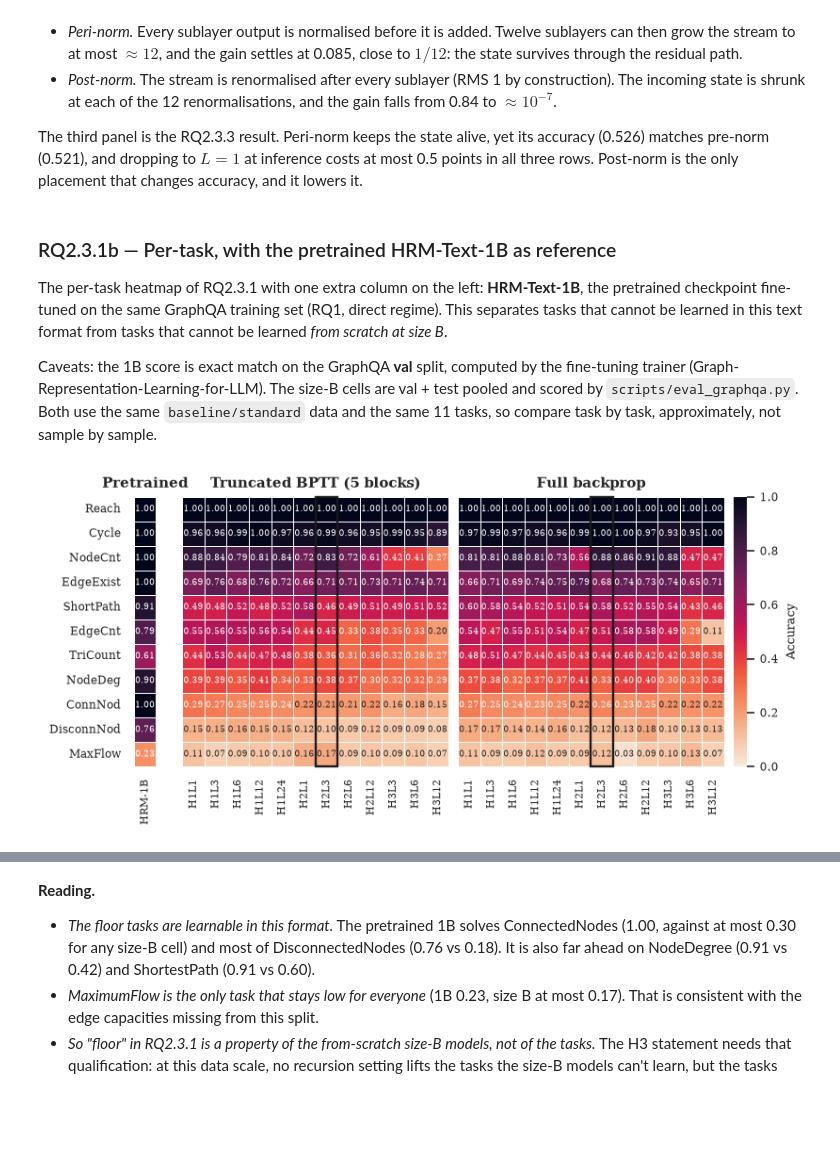
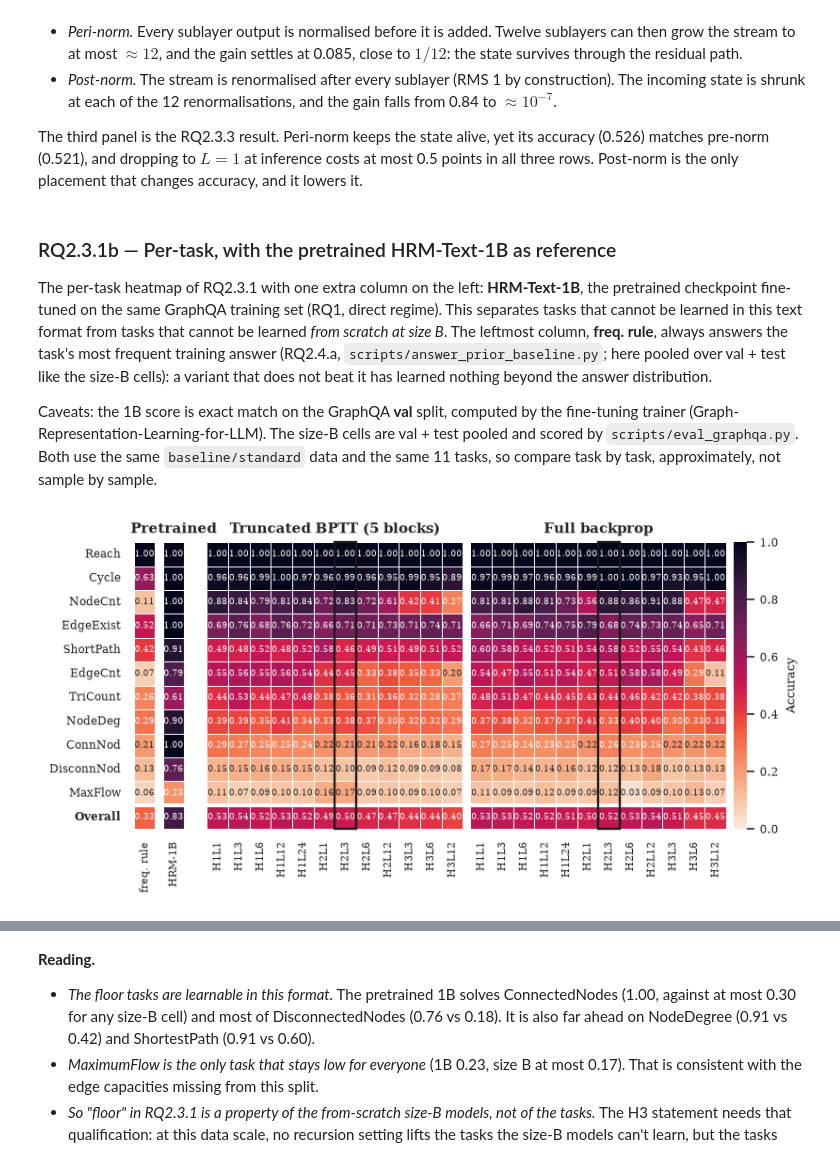
Before and after one commit to MariusAAROS/HRM-Text-for-Graphs, a Jupyter notebook: report/paper_results.ipynb, the cells around one changed output, grey strips where cells are left out. Cells and saved outputs as stored; diff of their text form; code cells hidden in the pictures; blank space fills up the shorter version.

Commit message:
improved figures

```diff
--- a/report/paper_results.ipynb
+++ b/report/paper_results.ipynb
@@ -2411,66 +2411,95 @@ rows. Post-norm is the only placement that changes accuracy, and it lowers it.
 The per-task heatmap of RQ2.3.1 with one extra column on the left: **HRM-Text-1B**, the pretrained
 checkpoint fine-tuned on the same GraphQA training set (RQ1, direct regime). This separates tasks that
 cannot be learned in this text format from tasks that cannot be learned *from scratch at size B*.
+The leftmost column, **freq. rule**, always answers the task's most frequent training answer
+(RQ2.4.a, `scripts/answer_prior_baseline.py`; here pooled over val + test like the size-B cells): a
+variant that does not beat it has learned nothing beyond the answer distribution.
 
 Caveats: the 1B score is exact match on the GraphQA **val** split, computed by the fine-tuning
 trainer (Graph-Representation-Learning-for-LLM). The size-B cells are val + test pooled and scored
 by `scripts/eval_graphqa.py`. Both use the same `baseline/standard` data and the same 11 tasks, so
 compare task by task, approximately, not sample by sample.
 # %%
-# Same heatmaps as `plot_task_cells`, plus a one-column reference panel on the left.
+# Same heatmaps as `plot_task_cells`, plus one-column reference panels on the left: the
+# always-most-frequent-answer rule (RQ2.4.a) and the pretrained 1B.
 hrm1b_by_task = id_by_task.loc[HRM_ARCH].rename(lambda c: c.removeprefix("val/exact_match_")).astype(float)
+# Rule accuracy pooled over val + test, like the size-B cells (scripts/answer_prior_baseline.py).
+prior_vt = pd.read_csv(RESULTS_DIR / "answer-prior-baseline.csv").query("split in ['val', 'test']")
+rule_by_task = ((prior_vt["prior_acc"] * prior_vt["n"]).groupby(prior_vt["task"]).sum()
+                / prior_vt.groupby("task")["n"].sum())
+
+# Last heatmap row: overall accuracy over all samples (correct / n, so weighted by task size).
+OVERALL = "Overall"
+rule_overall = (prior_vt["prior_acc"] * prior_vt["n"]).sum() / prior_vt["n"].sum()
+hrm1b_overall = float(perf_id.set_index("model").loc[HRM_ARCH, "val/exact_match"])
 
 
-def plot_task_cells_with_ref(ref, ref_label, fname="recursion_hyp_per_task_1b"):
+def with_overall(grid, overall):
+    """`grid` (task x column) in TASK_ORDER plus an Overall row; `overall`: column -> value."""
+    return pd.concat([grid.reindex(TASK_ORDER), pd.Series(overall).reindex(grid.columns).to_frame(OVERALL).T])
+
+
+def style_overall(ax, first):
+    """White gap above the Overall row; its label in bold."""
+    ax.axhline(len(TASK_ORDER), color="white", linewidth=2.5)
+    if first:
+        ax.get_yticklabels()[-1].set_fontweight("bold")
+
+
+def plot_task_cells_with_ref(refs, fname="recursion_hyp_per_task_1b"):
+    """`refs`: list of (title, per-task Series, column label, overall), one single-column panel each."""
     regimes = [TRUNC_BP, FULL_BP]
     grids = {}
     for regime in regimes:
         sub = task_cells[task_cells["bp"] == regime].sort_values(["H", "L"])
         sub = sub.assign(cell=[f"H{h}L{l}" for h, l in zip(sub["H"], sub["L"])])
         order = list(dict.fromkeys(sub["cell"]))
-        grids[regime] = (sub.pivot(index="group", columns="cell", values="accuracy")
-                         .reindex(index=TASK_ORDER, columns=order))
-    ref_grid = ref.reindex(TASK_ORDER).to_frame(ref_label)
-
-    # Reference column | spacer | truncated | full backprop | colorbar.
-    widths = [1, 0.35] + [g.shape[1] for g in grids.values()] + [0.6]
-    fig = plt.figure(figsize=(PAGE_W, 3.1))
+        tot = sub.groupby("cell")[["correct", "n"]].sum()
+        grids[regime] = with_overall(sub.pivot(index="group", columns="cell", values="accuracy")[order],
+                                     tot["correct"] / tot["n"])
+    # Reference columns | spacer | truncated | full backprop | colorbar.
+    widths = [1] * len(refs) + [0.35] + [g.shape[1] for g in grids.values()] + [0.6]
+    fig = plt.figure(figsize=(PAGE_W, 3.3))
     gs = fig.add_gridspec(1, len(widths), width_ratios=widths, wspace=0.08)
     cbar_ax = fig.add_subplot(gs[0, -1])
-    panels = [(gs[0, 0], ref_grid, "Pretrained")] + [
-        (gs[0, 2 + j], grids[regime], regime) for j, regime in enumerate(regimes)]
+    panels = [(gs[0, k], with_overall(ref.to_frame(label), {label: overall}), title)
+              for k, (title, ref, label, overall) in enumerate(refs)] + [
+        (gs[0, len(refs) + 1 + j], grids[regime], regime) for j, regime in enumerate(regimes)]
     for j, (spec, grid, title) in enumerate(panels):
         ax = fig.add_subplot(spec)
         last = j == len(panels) - 1
         sns.heatmap(grid, ax=ax, annot=True, fmt=".2f", cmap="rocket_r", vmin=0, vmax=1,
                     linewidths=0.4, linecolor="white", annot_kws={"fontsize": 5.5},
                     cbar=last, cbar_ax=cbar_ax if last else None,
                     cbar_kws={"label": "Accuracy"} if last else None)
         if j and "H2L3" in grid.columns:  # the 1B's depth
             ax.add_patch(mpl.patches.Rectangle((list(grid.columns).index("H2L3"), 0), 1, len(grid), fill=False,
-                                               edgecolor="0.1", linewidth=1.4, clip_on=False))
+                                               edgecolor="0.1", linewidth=1.4, clip_on=False, zorder=3))
         ax.set_facecolor("0.90")
         ax.grid(False)
         ax.set_title(title, fontsize=9)
         ax.set_xlabel("")
         ax.set_ylabel("")
         ax.set_xticklabels(ax.get_xticklabels(), rotation=90, fontsize=6.5)
-        ax.set_yticklabels([TASK_ABBREV.get(t, t) for t in TASK_ORDER] if j == 0 else [], fontsize=7)
+        ax.set_yticklabels([TASK_ABBREV.get(t, t) for t in TASK_ORDER] + [OVERALL] if j == 0 else [], fontsize=7)
+        style_overall(ax, j == 0)
         if j:
             ax.tick_params(axis="y", length=0)
     cbar_ax.yaxis.label.set_size(8)
     cbar_ax.tick_params(labelsize=7)
     save_fig(fig, fname)
     plt.show()
 
 
-plot_task_cells_with_ref(hrm1b_by_task, "HRM-1B")
+plot_task_cells_with_ref([("", rule_by_task, "freq. rule", rule_overall),
+                          ("Pretrained", hrm1b_by_task, "HRM-1B", hrm1b_overall)])
 
-# Per task: the 1B next to the best and the mean from-scratch cell.
+# Per task: the rule and the 1B next to the best and the mean from-scratch cell.
 pd.DataFrame({
+    "freq. rule": rule_by_task,
     HRM_ARCH: hrm1b_by_task,
     "size B, best cell": task_spread["max"],
     "size B, mean": task_spread["mean"],
 }).reindex(TASK_ORDER).round(3)
 # %% [output]
-[figure, old version]
+[figure, new version]
```
Also changed, not shown: parts of 7 cells of this notebook, 29 other files.
